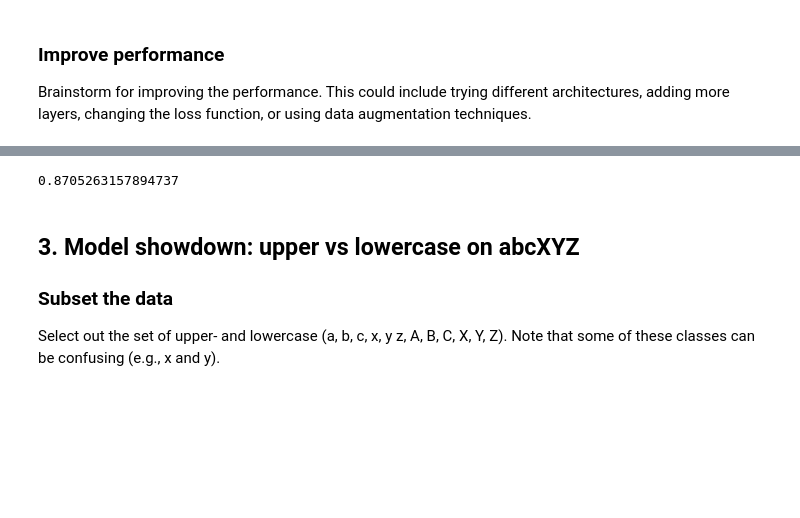
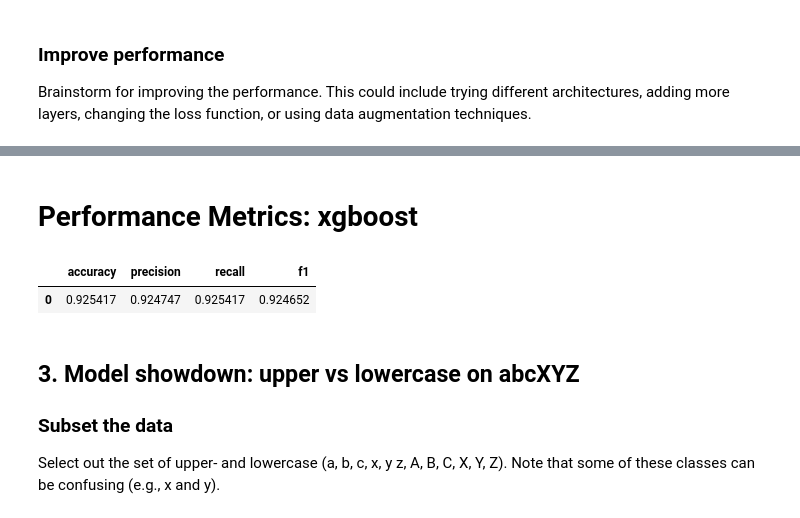
Before and after one commit to yukarikatsuhara/datasci_223, a Jupyter notebook: exercises/4-classification/exercise4-5.ipynb, the cells around one changed output, grey strips where cells are left out. Cells and saved outputs as stored; diff of their text form; code cells hidden in the pictures; blank space fills up the shorter version.

```diff
--- a/exercises/4-classification/exercise4-5.ipynb
+++ b/exercises/4-classification/exercise4-5.ipynb
@@ -681,7 +710,38 @@ validation_score = accuracy_score(y_val, y_val_pred)
-# %%
-validation_score
-# %% [output]
-0.8705263157894737
+# %%
+# Calculate performance metrics
+acc = accuracy_score(y_val, y_val_pred)
+prec = precision_score(y_val, y_val_pred,average='weighted',zero_division=0)
+rec = recall_score(y_val, y_val_pred,average='weighted',zero_division=0)
+f1 = f1_score(y_val, y_val_pred,average='weighted',zero_division=0)
+cm = confusion_matrix(y_val, y_val_pred)
+# %%
+task = "the letters-> a to g"
+model_name = "xgboost"
+# %%
+metrics_dict = {
+    'the letters-> a to g': {
+        'xgboost': {
+            'accuracy': [],
+            'precision': [],
+            'recall': [],
+            'f1': []
+        }
+    }
+}
+# %%
+# Store the results to metrics_dict
+metrics_dict[task][model_name] = {'accuracy': acc,
+                                  'precision': prec,
+                                  'recall': rec,
+                                  'f1': f1,
+                                  }
+# %%
+# Display performance metrics
+display_metrics(task, model_name, metrics_dict)
+# %% [output]
+# Performance Metrics: xgboost
+|  | accuracy | precision | recall | f1 |
+| 0 | 0.925417 | 0.924747 | 0.925417 | 0.924652 |
 # %% [markdown]
 ## 3. Model showdown: upper vs lowercase on abcXYZ
 
```
Also changed, not shown: parts of 38 cells of this notebook.
